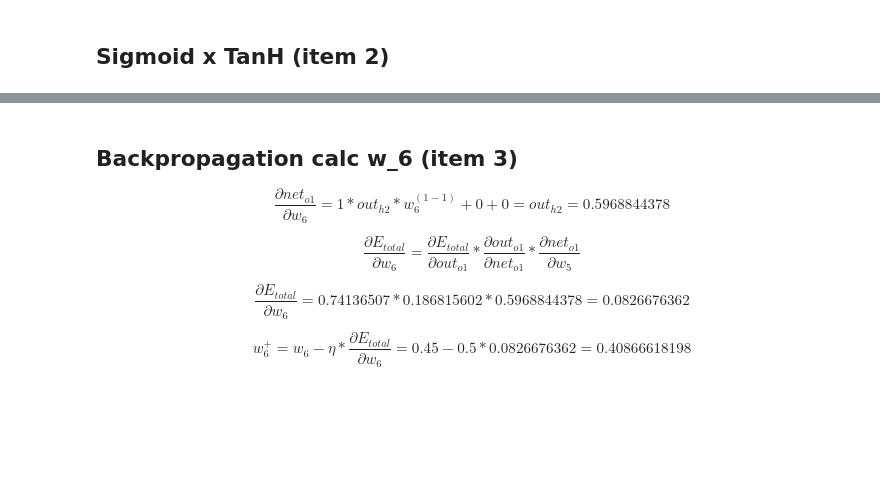
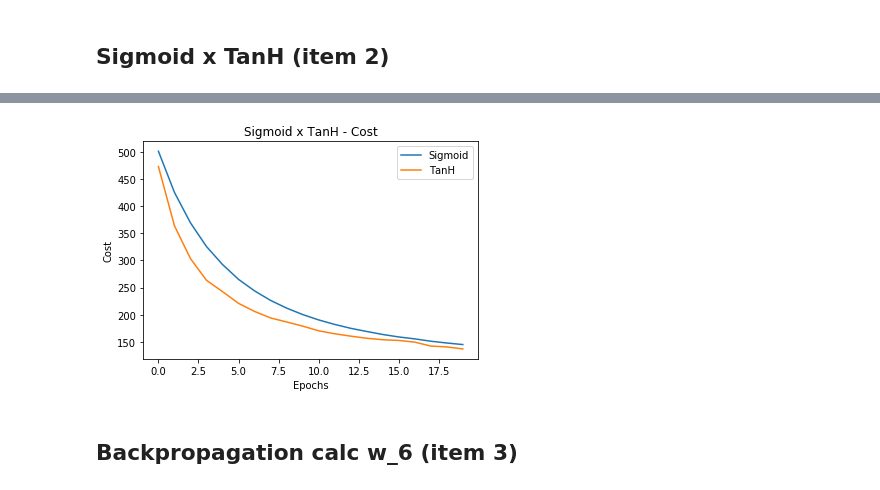
Before and after one commit to torres07/topicos-3, a Jupyter notebook: listas/lista-2/lista-2.ipynb, the cells around one changed output, grey strips where cells are left out. Cells and saved outputs as stored; diff of their text form; code cells hidden in the pictures; blank space fills up the shorter version.

```diff
--- a/listas/lista-2/lista-2.ipynb
+++ b/listas/lista-2/lista-2.ipynb
@@ -223,11 +221,22 @@ plt.show()
-# %% [markdown]
-## Backpropagation calc w_6 (item 3)
-
-$$\frac{\partial net_{o1}}{\partial w_6} = 1 * out_{h2} * w_{6}^{(1-1)} + 0 + 0 = out_{h2} = 0.5968844378$$
-
-$$\frac{\partial E_{total}}{\partial w_6} = \frac{\partial E_{total}}{\partial out_{o1}} *
-  \frac{\partial out_{o1}}{\partial net_{o1}} * \frac{\partial net_{o1}}{\partial w_5}$$
-
-$$\frac{\partial E_{total}}{\partial w_6} = 0.74136507 * 0.186815602 * 0.5968844378 = 0.0826676362$$
-
-$$w_6^+ = w_6 - \eta * \frac{\partial E_{total}}{\partial w_6} = 0.45 - 0.5*0.0826676362 = 0.40866618198$$
+# %%
+mlp_tanh = MLP(n_hidden=100,
+          f_act='tanh',
+          l2=0.01,
+          epochs=20,
+          lr=0.001,
+          shuffle=True,
+          seed=7)
+
+mlp_tanh.fit(X_train, y_train, X_test, y_test)
+
+plt.plot(range(mlp.epochs), mlp.eval_['cost'], label='Sigmoid')
+plt.plot(range(mlp_tanh.epochs), mlp_tanh.eval_['cost'], label='TanH')
+plt.ylabel('Cost')
+plt.xlabel('Epochs')
+plt.title('Sigmoid x TanH - Cost')
+plt.legend()
+plt.show()
+# %% [output]
+[figure, added]
+# %% [markdown]
+## Backpropagation calc w_6 (item 3)
```
Also changed, not shown: parts of 3 cells of this notebook.
